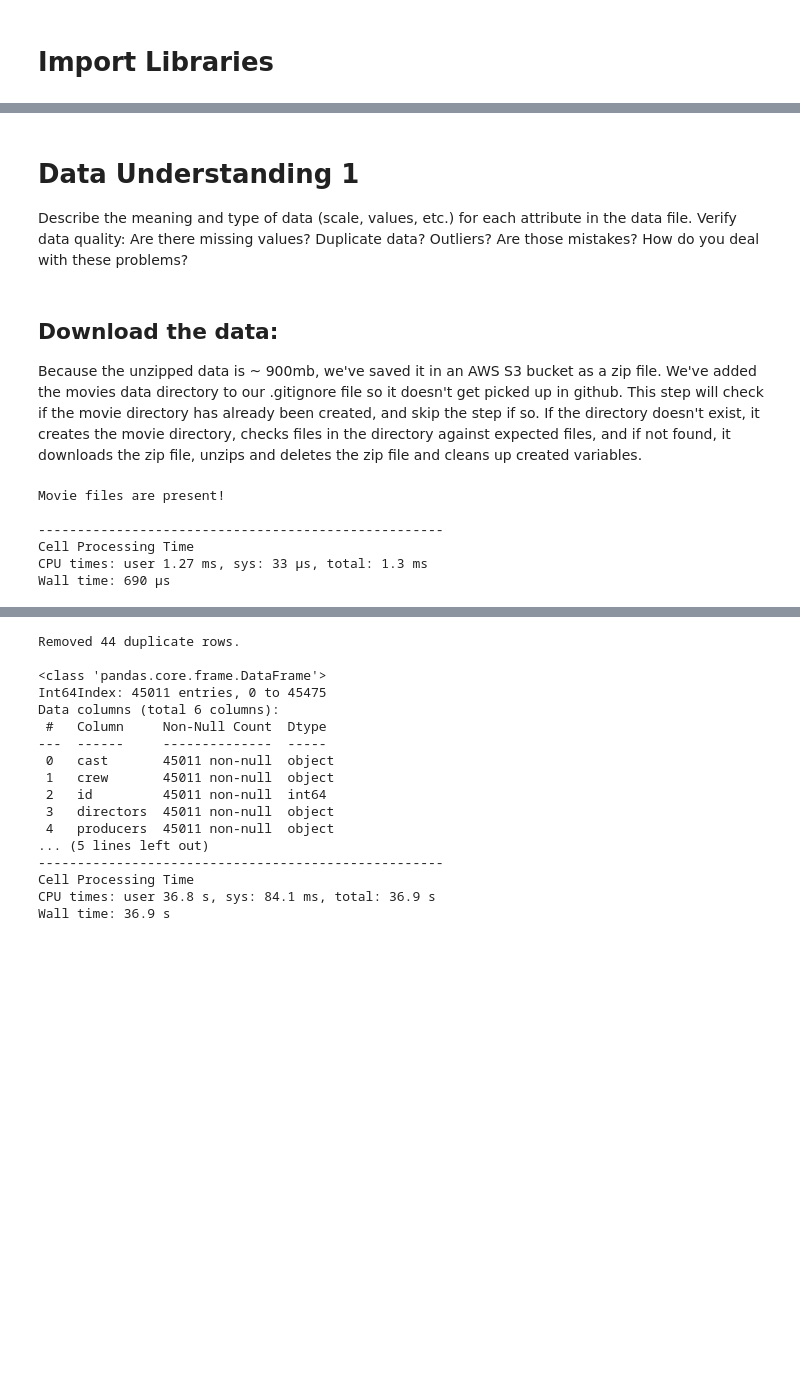
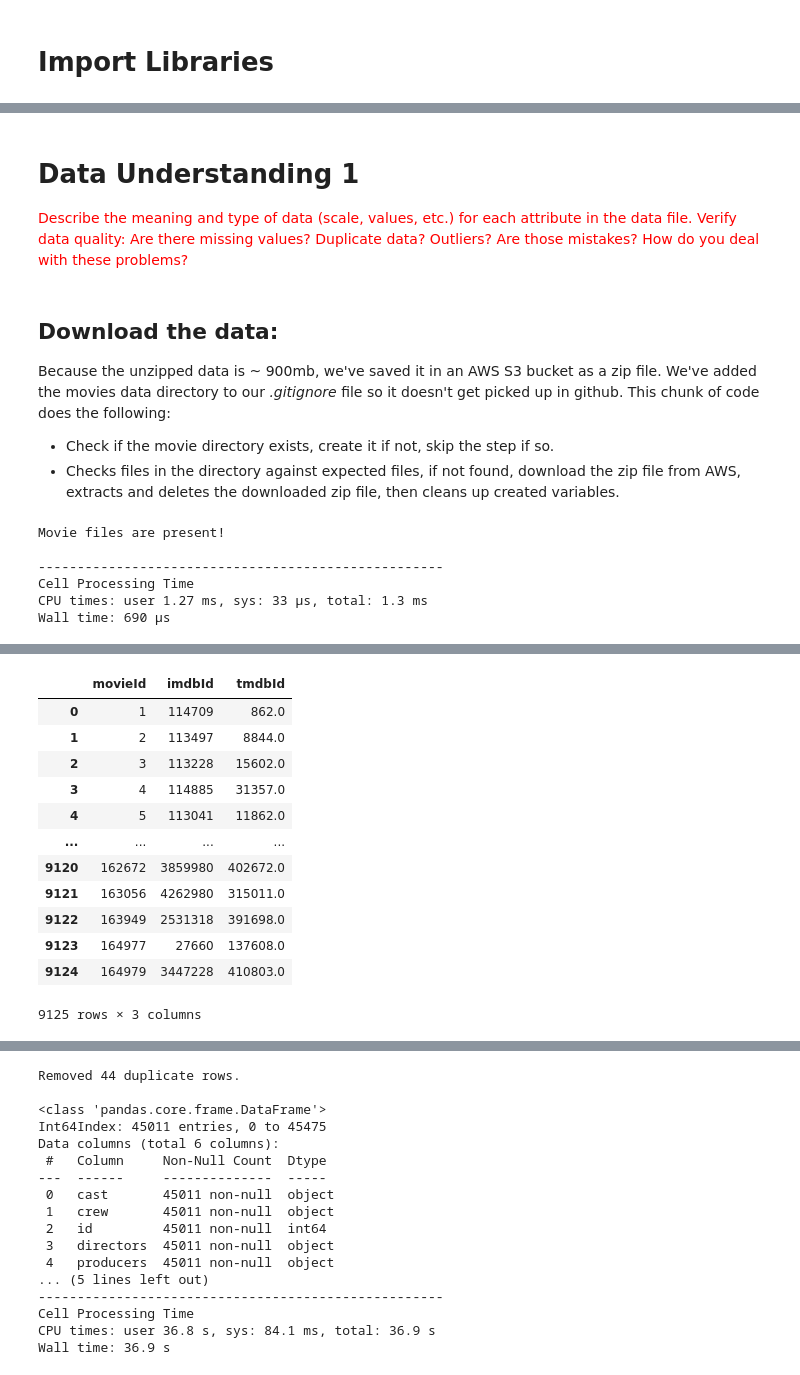
Before and after one commit to sachinac/ML7331, a Jupyter notebook: msds_7331_lab3.ipynb, the cells around one changed output, grey strips where cells are left out. Cells and saved outputs as stored; diff of their text form; code cells hidden in the pictures; blank space fills up the shorter version.

```diff
--- a/msds_7331_lab3.ipynb
+++ b/msds_7331_lab3.ipynb
@@ -31,10 +33,12 @@ Describe the purpose of the data set you selected (i.e., why was this data colle
 # %% [markdown]
 # Data Understanding 1
 
-Describe the meaning and type of data (scale, values, etc.) for each attribute in the data file. Verify data quality: Are there missing values? Duplicate data? Outliers? Are those mistakes? How do you deal with these problems?
+<font color='red'>Describe the meaning and type of data (scale, values, etc.) for each attribute in the data file. Verify data quality: Are there missing values? Duplicate data? Outliers? Are those mistakes? How do you deal with these problems? </font>
 # %% [markdown]
 ## Download the data:
-Because the unzipped data is ~ 900mb, we've saved it in an AWS S3 bucket as a zip file.  We've added the movies data directory to our .gitignore file so it doesn't get picked up in github.   This step will check if the movie directory has already been created, and skip the step if so.  If the directory doesn't exist, it creates the movie directory, checks files in the directory against expected files, and if not found, it downloads the zip file, unzips and deletes the zip file and cleans up created variables.
+Because the unzipped data is ~ 900mb, we've saved it in an AWS S3 bucket as a zip file.  We've added the movies data directory to our *.gitignore* file so it doesn't get picked up in github.  This chunk of code does the following:
+* Check if the movie directory exists, create it if not, skip the step if so.
+* Checks files in the directory against expected files, if not found, download the zip file from AWS, extracts and deletes the downloaded zip file, then cleans up created variables.
 # %%
 %%time
 movie_dir = './data/movies'
@@ -70,6 +75,6 @@ Wall time: 690 µs
 #TODO: these should go in their own sections eventually
 links = pd.read_csv('./data/movies/links.csv')
 links_small = pd.read_csv('./data/movies/links_small.csv')
-ratings = pd.read_csv('./data/movies/ratings.csv')
-ratings_small = pd.read_csv('./data/movies/ratings_small.csv')
+
+links_small
 # %% [output]
@@ -78,3 +83,16 @@ Wall time: 3.89 s
+|  | movieId | imdbId | tmdbId |
+| 0 | 1 | 114709 | 862.0 |
+| 1 | 2 | 113497 | 8844.0 |
+| 2 | 3 | 113228 | 15602.0 |
+| 3 | 4 | 114885 | 31357.0 |
+| 4 | 5 | 113041 | 11862.0 |
+| ... | ... | ... | ... |
+| 9120 | 162672 | 3859980 | 402672.0 |
+| 9121 | 163056 | 4262980 | 315011.0 |
+| 9122 | 163949 | 2531318 | 391698.0 |
+| 9123 | 164977 | 27660 | 137608.0 |
+| 9124 | 164979 | 3447228 | 410803.0 |
+9125 rows × 3 columns
 # %% [markdown]
 ## Movie Credits
 
```
Also changed, not shown: parts of 12 cells of this notebook.
